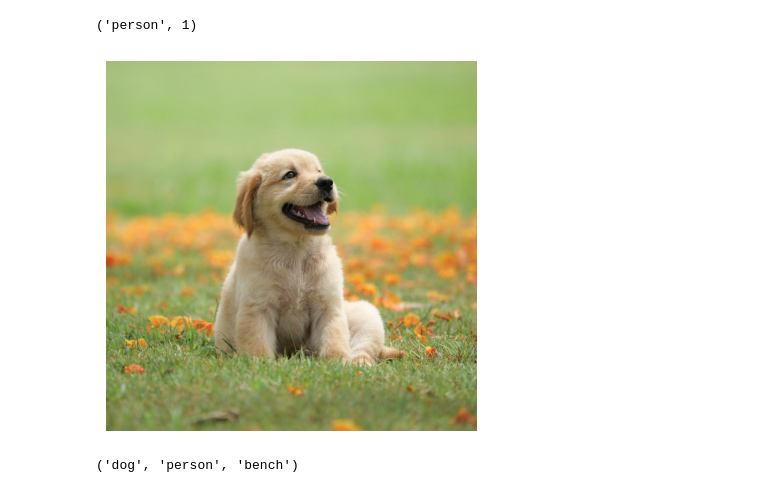
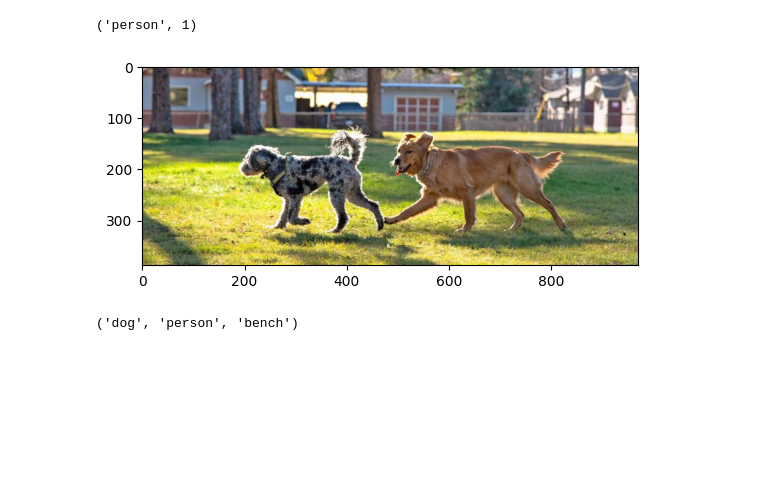
Before and after one commit to ArianFotouhi/VisionSegmentation, a Jupyter notebook: segmentation.ipynb, the cells around one changed output. Cells and saved outputs as stored; diff of their text form; code cells hidden in the pictures; blank space fills up the shorter version.

```diff
--- a/segmentation.ipynb
+++ b/segmentation.ipynb
@@ -132,13 +125,11 @@ class_names[1], class_names.index('person')
 # %% [output]
 ('person', 1)
 # %%
-image = skimage.io.imread('dog.jpg') # RGB
+image = skimage.io.imread('/content/dog.jpg') # RGB
 # %%
 plt.imshow(image);
-plt.axis('off')
-plt.show()
 # %% [output]
-[figure, old version]
+[figure, new version]
 # %%
 class_names[17], class_names[1], class_names[14]
 # %% [output]
```
Also changed, not shown: parts of 32 cells of this notebook.
